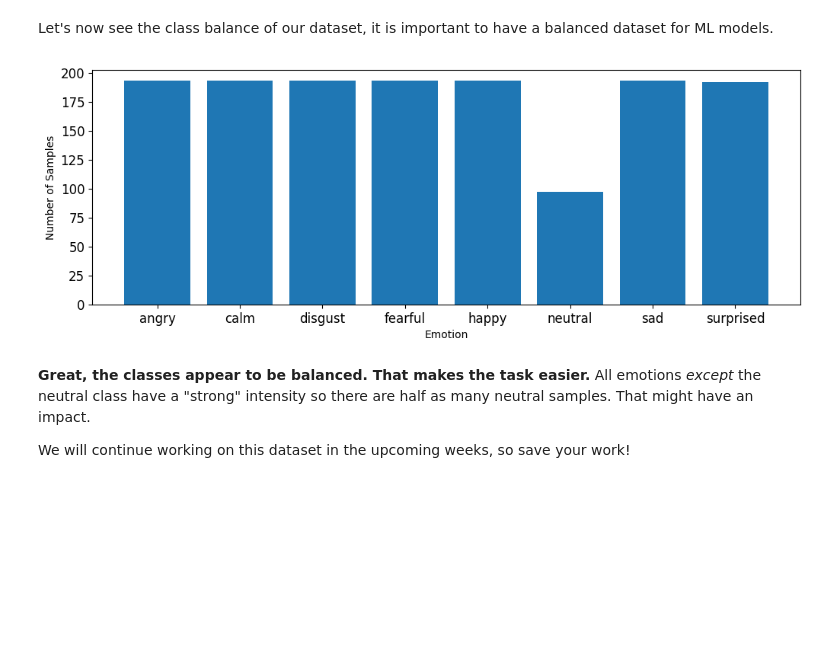
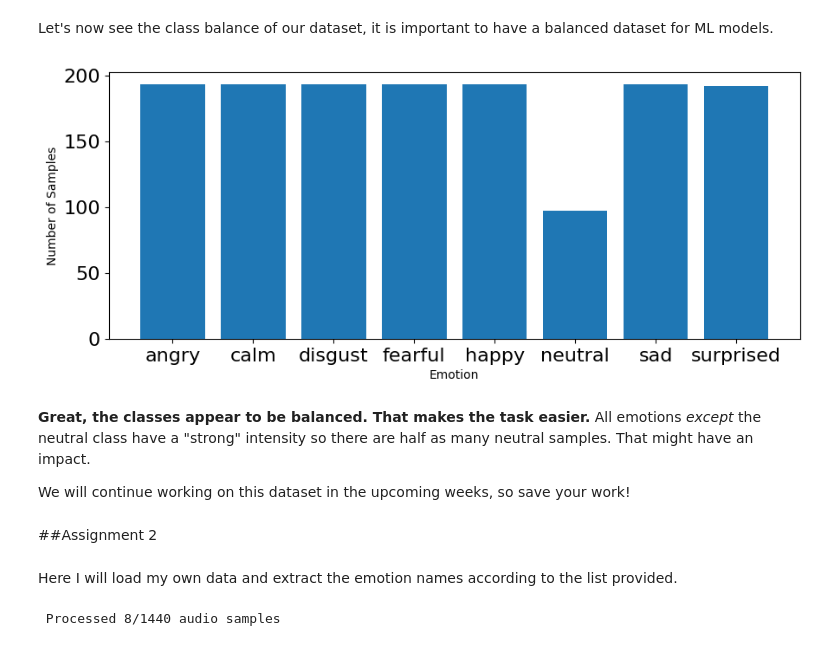
Before and after one commit to AikkiZafire/Week2-DataPreprocessing, a Jupyter notebook: Week 2.ipynb, the cells around one changed output. Drawn from its saved outputs; the diff is of its cells as text; code cells hidden in the pictures; blank space fills up the shorter version.

```diff
--- a/Week 2.ipynb
+++ b/Week 2.ipynb
@@ -682,7 +682,7 @@ import os, glob
 def load_data():
     X,y=[],[]
     count = 0
-    for file in glob.glob('/content/drive/MyDrive/Tutorials/Datasets/Audio Data/*/*.wav'):
+    for file in glob.glob('/content/drive/MyDrive/Tutorials/Datasets/Audio Data/**/*.wav'):
         file_name=os.path.basename(file)
         emotion=emotions_dict[file_name.split("-")[2]]
         #features = get_features(file)
@@ -703,32 +703,45 @@ features, emotions = load_data()
 # %% [markdown]
 Let's now see the class balance of our dataset, it is important to have a balanced dataset for ML models.
 # %%
-# # plot emotions
-# plt.figure(figsize=(35,4))
-# plt.subplot(1,3,1)
-# #np.unique returns ordered list of unique elements and count of each element
-# emotion_list, count = np.unique(emotions, return_counts=True)
-# plt.bar(x=range(8), height=count)
-# plt.xticks(ticks=range(8), labels = [emotion for emotion in emotion_list],fontsize=10)
-# plt.xlabel('Emotion')
-# plt.tick_params(labelsize=16)
-# plt.ylabel('Number of Samples')
-# plt.show()
-
-
 # plot emotions
-plt.figure(figsize=(12,4))
+plt.figure(figsize=(35,4))
+plt.subplot(1,3,1)
+#np.unique returns ordered list of unique elements and count of each element
 emotion_list, count = np.unique(emotions, return_counts=True)
-#np.unique returns ordered list of unique elements and count of each element
-plt.bar(x=range(len(emotion_list)), height=count)
-plt.xticks(ticks=range(len(emotion_list)), labels=emotion_list, fontsize=10)
+plt.bar(x=range(8), height=count)
+plt.xticks(ticks=range(8), labels = [emotion for emotion in emotion_list],fontsize=10)
 plt.xlabel('Emotion')
+plt.tick_params(labelsize=16)
 plt.ylabel('Number of Samples')
-plt.tick_params(labelsize=12)
 plt.show()
 # %% [output]
-[figure, old version]
+[figure, new version]
 # %% [markdown]
 **Great, the classes appear to be balanced. That makes the task easier.** All emotions _except_ the neutral class have a "strong" intensity so there are half as many neutral samples. That might have an impact.
 
 We will continue working on this dataset in the upcoming weeks, so save your work!
+# %% [markdown]
+##Assignment 2
+# %% [markdown]
+Here I will load my own data and extract the emotion names according to the list provided.
+# %%
+import os, glob
+
+def load_data():
+    X,y=[],[]
+    count = 0
+    for file in glob.glob('/content/drive/MyDrive/Tutorials/Datasets/Audio Data/Actor_25/*.wav'):
+        file_name=os.path.basename(file)
+        emotion=emotions_dict[file_name.split("-")[2]]
+        #features = get_features(file)
+        #X.append(features)
+        y.append(emotion)
+        count += 1
+        # '\r' + end='' results in printing over same line
+        print('\r' + f' Processed {count}/{1440} audio samples',end=' ')
+    # Return arrays to plug into sklearn's cross-validation algorithms
+    return np.array(X), np.array(y)
+
+features, emotions = load_data()
+# %% [output]
+ Processed 8/1440 audio samples
```
Also changed, not shown: parts of 3 cells of this notebook.
